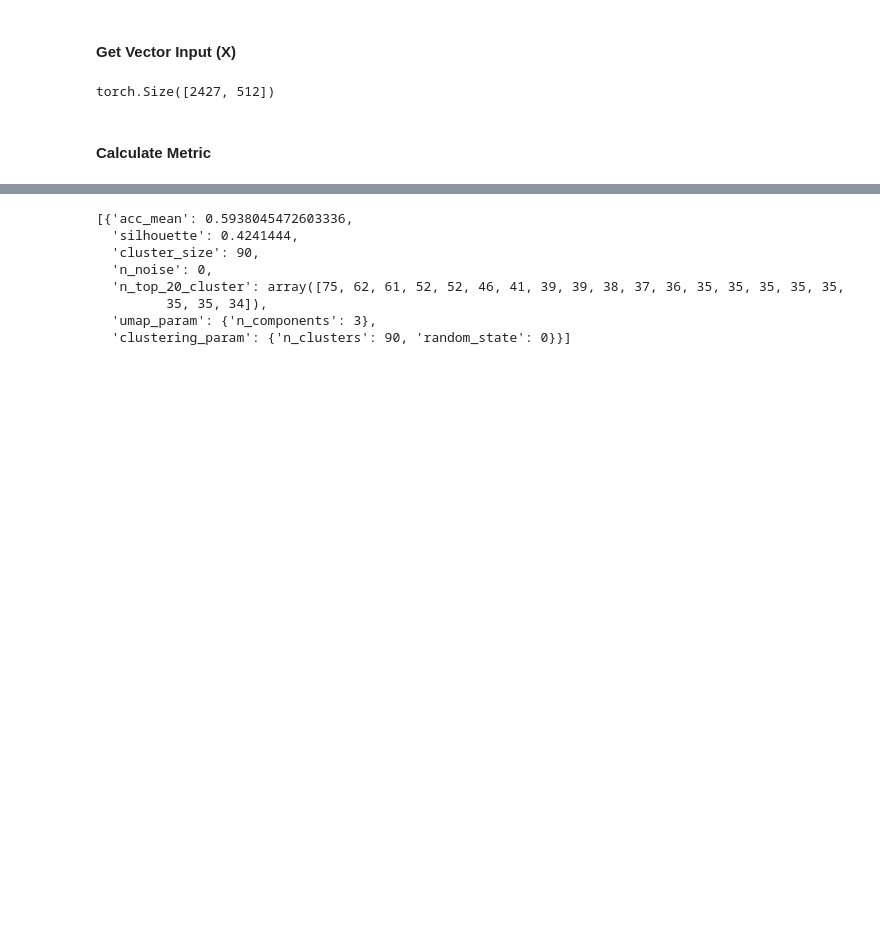
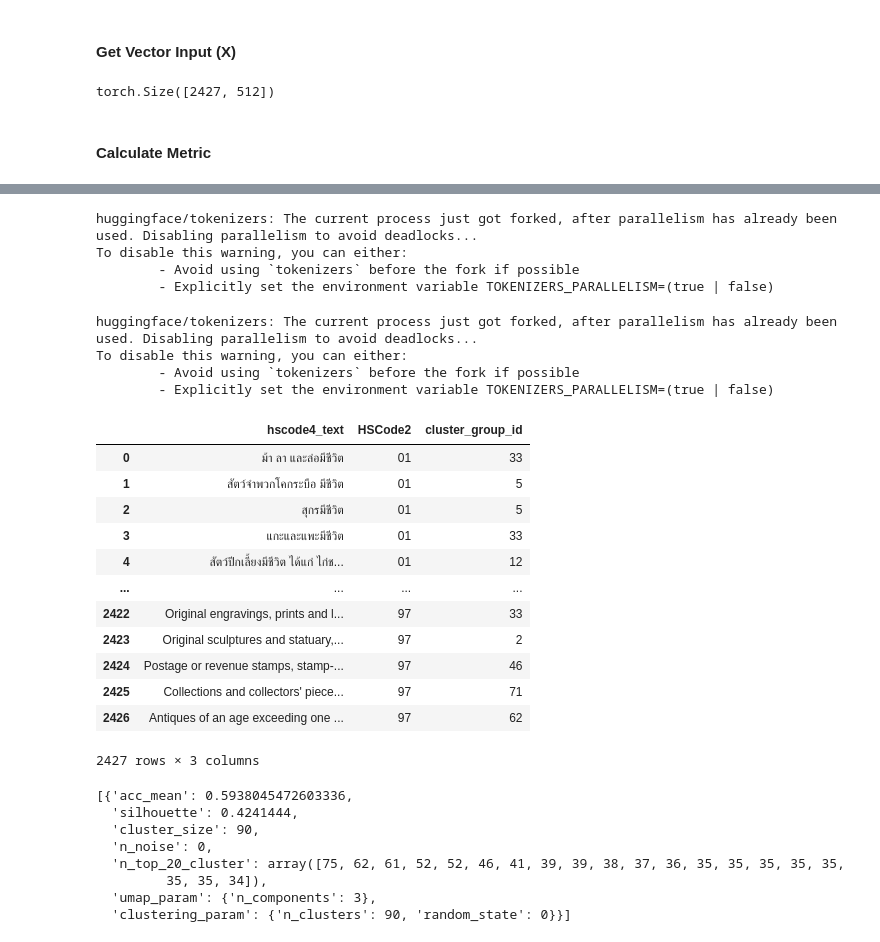
Before and after one commit to storemesh/mdm, a Jupyter notebook: semantic_clustering_hscode_HDBScan.ipynb, the cells around one changed output, grey strips where cells are left out. Saved outputs shown, nothing was run; the diff lists cells and outputs as text; code cells hidden in the pictures; blank space fills up the shorter version.

```diff
--- a/semantic_clustering_hscode_HDBScan.ipynb
+++ b/semantic_clustering_hscode_HDBScan.ipynb
@@ -60,13 +91,14 @@ corpus_embeddings = X
 parameters = {
     'HDBSCAN': {
         'umap': {
-            'n_neighbors': [5],
+            # 'n_neighbors': [5],
             # 'n_components': np.arange(2, 6, 1),
             'n_components': [3],
         },
         'clustering': {
             'alpha': [1.0],
-            'min_cluster_size': np.arange(3, 20, 2),
+            'min_cluster_size': [5],
+            # 'min_cluster_size': np.arange(3, 20, 2),
             # 'n_estimators': np.linspace(1, 100, num=3, dtype='int'),
             # 'contamination': np.linspace(0.01, 0.5, num=10),
         },
@@ -76,15 +108,25 @@ parameters = {
         'umap': {
             # 'n_neighbors': [5],
             # # 'n_components': np.arange(2, 6, 1),
-            'n_components': [3, 4 , 5],
+            'n_components': [3],
         },
         'clustering': {
-            'n_clusters': [70, 80, 90, 100],
+            'n_clusters': [90],
             'random_state': [0],
         },
         "use_dim_reduction": True
         # 'n_init': "auto",
         # n_clusters=6, random_state=0, n_init="auto"
+    },
+    'DBSCAN': {
+        'umap': {
+            'n_components': [3],
+        },
+        'clustering': {
+            'eps': [0.4, 0.5, 0.6, 0.7, 0.8, 0.9],
+            'min_samples': [2],
+        },
+        "use_dim_reduction": True
     },
 
 
@@ -92,12 +134,14 @@ parameters = {
 
 model_classes = {
     'HDBSCAN': hdbscan.HDBSCAN,
-    'KMean': KMeans
+    'KMean': KMeans,
+    'DBSCAN': DBSCAN
 }
 
 model_result = {
     'HDBSCAN': [],
-    'KMean': []
+    'KMean': [],
+    'DBSCAN': [],
 }
 
 def get_model_result(model_name):
@@ -138,7 +182,7 @@ def get_model_result(model_name):
             )
             model_result[model_name].append(dict_result)
 
-    return model_result[model_name]
+    return model_result[model_name], df_result
 # %%
 def find_cluster(umap_param, clustering_param, use_dim_reduction, model_name):
     if use_dim_reduction:
@@ -177,3 +209,3 @@ result_list = get_model_result('HDBSCAN')
 # %%
-result_list = get_model_result('KMean')
+result_list, df_result = get_model_result('KMean')
 # %% [output]
@@ -197,3 +223,45 @@ result_list = get_model_result('KMean')
+# %%
+p = umap.plot.interactive(
+    mapper,
+    labels=df_result['cluster_group_id'].values,
+    hover_data=df_result,
+    point_size=10
+)
+umap.plot.show(p)
+# %% [output]
+huggingface/tokenizers: The current process just got forked, after parallelism has already been used. Disabling parallelism to avoid deadlocks...
+To disable this warning, you can either:
+        - Avoid using `tokenizers` before the fork if possible
+        - Explicitly set the environment variable TOKENIZERS_PARALLELISM=(true | false)
+# %%
+p = umap.plot.interactive(
+    mapper,
+    labels=df_result['HSCode2'].values,
+    hover_data=df_result,
+    point_size=10
+)
+umap.plot.show(p)
+# %% [output]
+huggingface/tokenizers: The current process just got forked, after parallelism has already been used. Disabling parallelism to avoid deadlocks...
+To disable this warning, you can either:
+        - Avoid using `tokenizers` before the fork if possible
+        - Explicitly set the environment variable TOKENIZERS_PARALLELISM=(true | false)
+# %%
+df_result
+# %% [output]
+|  | hscode4_text | HSCode2 | cluster_group_id |
+| 0 | ม้า ลา และล่อมีชีวิต | 01 | 33 |
+| 1 | สัตว์จำพวกโคกระบือ มีชีวิต | 01 | 5 |
+| 2 | สุกรมีชีวิต | 01 | 5 |
+| 3 | แกะและแพะมีชีวิต | 01 | 33 |
+| 4 | สัตว์ปีกเลี้ยงมีชีวิต ได้แก่ ไก่ช... | 01 | 12 |
+| ... | ... | ... | ... |
+| 2422 | Original engravings, prints and l... | 97 | 33 |
+| 2423 | Original sculptures and statuary,... | 97 | 2 |
+| 2424 | Postage or revenue stamps, stamp-... | 97 | 46 |
+| 2425 | Collections and collectors' piece... | 97 | 71 |
+| 2426 | Antiques of an age exceeding one ... | 97 | 62 |
+2427 rows × 3 columns
 # %%
 result_list
 # %% [output]
```
Also changed, not shown: parts of 13 cells of this notebook, 8 other files.
